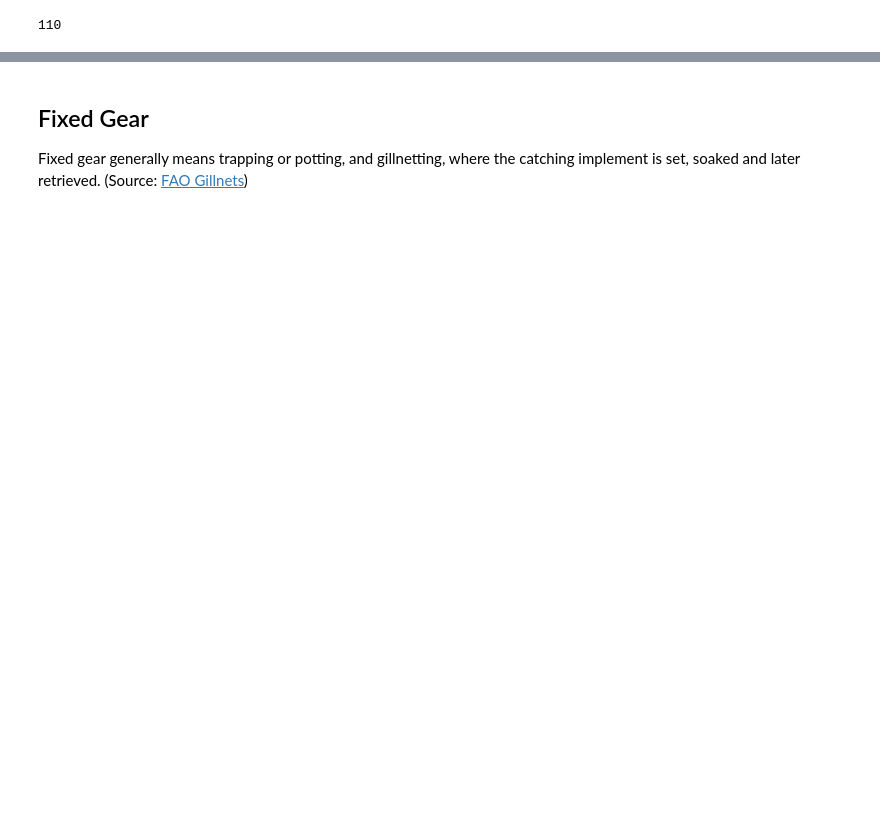
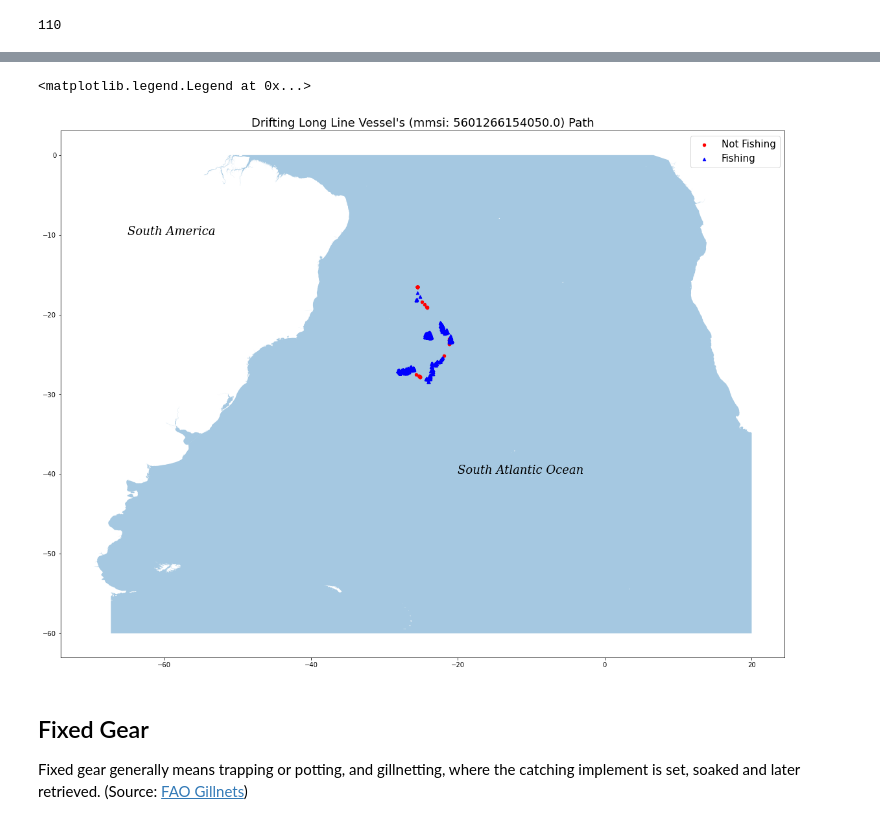
Before and after one commit to seankim658/Fishing-Detection, a Jupyter notebook: main-notebook.ipynb, the cells around one changed output, grey strips where cells are left out. Saved outputs shown, nothing was run; the diff lists cells and outputs as text; code cells hidden in the pictures; blank space fills up the shorter version.

```diff
--- a/main-notebook.ipynb
+++ b/main-notebook.ipynb
@@ -156,0 +190,11 @@ driftingLongLinesMMSIGroups.head(3)
+# %%
+# plot the ship course of the first drifting long line vessel
+# get the first vessel data
+driftingLongLineVesselPlotDF = driftingLongLinesMMSIGroups.get_group(list(driftingLongLinesMMSIGroups.groups.keys())[0])
+
+# convert longitude and latitude to Points so we can convert pandas dataframe to GeoDataFrame
+dLLPoints = [Point(xy) for xy in zip(driftingLongLineVesselPlotDF['lon'], driftingLongLineVesselPlotDF['lat'])]
+
+# create GeoDataFrame
+dLLGeoDF = gpd.GeoDataFrame(driftingLongLineVesselPlotDF, crs = crs, geometry = dLLPoints)
+dLLGeoDF.head()
@@ -157,3 +208,16 @@ driftingLongLinesMMSIGroups.head(3)
+# %%
+# create the plot
+fig, ax = plt.subplots(figsize = (20, 20))
+atlanticMap.plot(ax = ax, alpha = 0.4)
+plt.title('Drifting Long Line Vessel\'s (mmsi: ' + str(list(driftingLongLinesMMSIGroups.groups.keys())[0]) + ') Path', fontdict = {'fontsize': 18})
+dLLGeoDF[dLLGeoDF['is_fishing'] <= 0.5].plot(ax = ax, markersize = 20, color = 'red', marker = 'o', label = 'Not Fishing')
+dLLGeoDF[dLLGeoDF['is_fishing'] > 0.5].plot(ax = ax, markersize = 20, color = 'blue', marker = '^', label = 'Fishing')
+ax.text(-20, -40, 'South Atlantic Ocean', fontdict = {'fontsize': 18, 'fontstyle': 'italic', 'fontfamily': 'serif'})
+ax.text(-65, -10, 'South America', fontdict = {'fontsize': 18, 'fontstyle': 'italic', 'fontfamily': 'serif'})
+plt.legend(prop = {'size': 15})
+# %% [output]
+<matplotlib.legend.Legend at 0x...>
+[figure, added]
 # %% [markdown]
 ## Fixed Gear
 Fixed gear generally means trapping or potting, and gillnetting, where the catching implement is set, soaked and later retrieved. (Source: [FAO Gillnets](https://www.fao.org/fishery/en/geartype/247/en))
```
Also changed, not shown: parts of 25 cells of this notebook, 9 other files.
